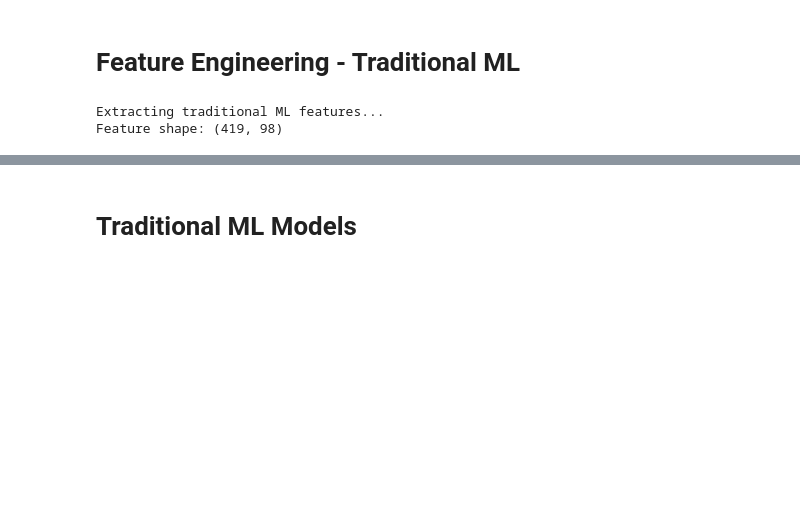
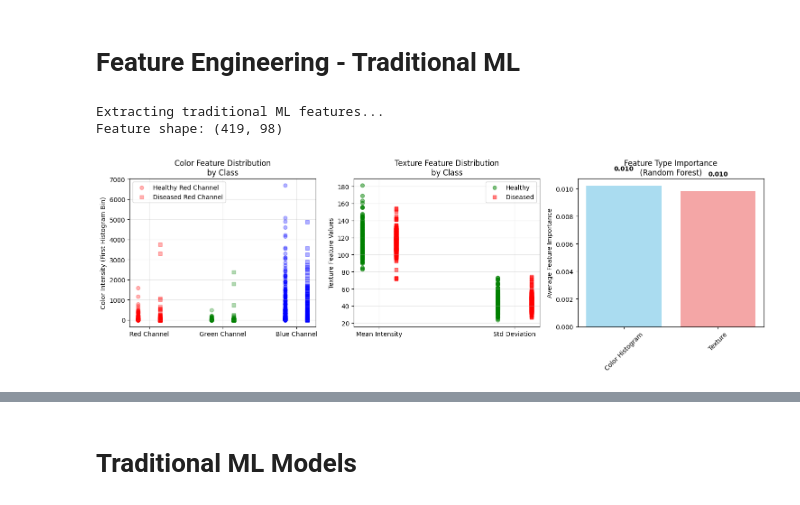
Before and after one commit to DavidDau/Dau_Model_Training_and_Evaluation, a Jupyter notebook: David_Cyubahiro_Model_Training_and_Evaluation.ipynb, the cells around one changed output, grey strips where cells are left out. Cells and saved outputs as stored; diff of their text form; code cells hidden in the pictures; blank space fills up the shorter version.

```diff
--- a/David_Cyubahiro_Model_Training_and_Evaluation.ipynb
+++ b/David_Cyubahiro_Model_Training_and_Evaluation.ipynb
@@ -101,30 +208,120 @@ def extract_ml_features(image_path):
     img_resized = cv2.resize(img, (128, 128))
 
     features = []
     # Color features
     for i in range(3):  # RGB channels
         hist = cv2.calcHist([img_resized], [i], None, [32], [0, 256])
         features.extend(hist.flatten())
 
     # Texture (grayscale std)
     gray = cv2.cvtColor(img_resized, cv2.COLOR_RGB2GRAY)
     features.extend([np.mean(gray), np.std(gray)])
 
     return np.array(features)
 
 # Extract features for traditional ML
 print("Extracting traditional ML features...")
 X_train_feat = np.array([extract_ml_features(os.path.join(dataset_path, f)) for f in X_train])
 X_val_feat = np.array([extract_ml_features(os.path.join(dataset_path, f)) for f in X_val])
 X_test_feat = np.array([extract_ml_features(os.path.join(dataset_path, f)) for f in X_test])
 
 # Feature scaling
 scaler = StandardScaler()
 X_train_scaled = scaler.fit_transform(X_train_feat)
 X_val_scaled = scaler.transform(X_val_feat)
 X_test_scaled = scaler.transform(X_test_feat)
 
 print(f"Feature shape: {X_train_scaled.shape}")
+
+# FEATURE DISTRIBUTION VISUALIZATION
+plt.figure(figsize=(15, 5))
+
+# 1. Color Feature Distribution (mean RGB values)
+plt.subplot(1, 3, 1)
+# Get mean RGB values from the first 3 histogram bins (approximating mean color)
+healthy_indices = np.where(y_train == 0)[0]
+diseased_indices = np.where(y_train == 1)[0]
+
+# Calculate mean RGB values (using first bin from each channel's histogram)
+healthy_rgb = X_train_feat[healthy_indices][:, [0, 32, 64]]  # First bin of R, G, B histograms
+diseased_rgb = X_train_feat[diseased_indices][:, [0, 32, 64]]
+
+colors = ['red', 'green', 'blue']
+labels = ['Red Channel', 'Green Channel', 'Blue Channel']
+
+for i in range(3):
+    plt.scatter([i] * len(healthy_rgb), healthy_rgb[:, i], alpha=0.3, color=colors[i],
+                label=f'Healthy {labels[i]}' if i == 0 else "", marker='o')
+    plt.scatter([i + 0.3] * len(diseased_rgb), diseased_rgb[:, i], alpha=0.3, color=colors[i],
+                label=f'Diseased {labels[i]}' if i == 0 else "", marker='s')
+
+plt.xticks([0.15, 1.15, 2.15], labels)
+plt.ylabel('Color Intensity (First Histogram Bin)')
+plt.title('Color Feature Distribution\nby Class')
+plt.legend()
+plt.grid(True, alpha=0.3)
+
+# 2. Texture Feature Distribution
+plt.subplot(1, 3, 2)
+texture_features = ['Mean Intensity', 'Std Deviation']
+healthy_texture = X_train_feat[healthy_indices][:, -2:]
+diseased_texture = X_train_feat[diseased_indices][:, -2:]
+
+for i in range(2):
+    plt.scatter([i] * len(healthy_texture), healthy_texture[:, i], alpha=0.5, color='green',
+                label='Healthy' if i == 0 else "", marker='o')
+    plt.scatter([i + 0.25] * len(diseased_texture), diseased_texture[:, i], alpha=0.5, color='red',
+                label='Diseased' if i == 0 else "", marker='s')
+
+plt.xticks([0.125, 1.125], texture_features)
+plt.ylabel('Texture Feature Values')
+plt.title('Texture Feature Distribution\nby Class')
+plt.legend()
+plt.grid(True, alpha=0.3)
+
+# 3. Feature Importance Preview
+plt.subplot(1, 3, 3)
+# Use Random Forest to get feature importance for visualization
+from sklearn.ensemble import RandomForestClassifier
+
+# Train quick RF to get feature importance
+rf = RandomForestClassifier(n_estimators=50, random_state=42)
+rf.fit(X_train_scaled, y_train)
+
+# Group features by type
+feature_types = ['Color Histogram'] * 96 + ['Texture'] * 2
+feature_importance = rf.feature_importances_
+
+# Calculate average importance by feature type
+importance_by_type = {}
+for feat_type, importance in zip(feature_types, feature_importance):
+    if feat_type not in importance_by_type:
+        importance_by_type[feat_type] = []
+    importance_by_type[feat_type].append(importance)
+
+avg_importance = {k: np.mean(v) for k, v in importance_by_type.items()}
+
+plt.bar(avg_importance.keys(), avg_importance.values(),
+        color=['skyblue', 'lightcoral'], alpha=0.7)
+plt.ylabel('Average Feature Importance')
+plt.title('Feature Type Importance\n(Random Forest)')
+plt.xticks(rotation=45)
+
+# Add value labels
+for i, (feat_type, importance) in enumerate(avg_importance.items()):
+    plt.text(i, importance + 0.001, f'{importance:.3f}',
+             ha='center', va='bottom', fontweight='bold')
+
+plt.tight_layout()
+plt.show()
+
+print(f"\n FEATURE ENGINEERING SUMMARY")
+
+print(f"Total features per image: {X_train_scaled.shape[1]}")
+print(f"Color features (histograms): 96 features (32 bins × 3 channels)")
+print(f"Texture features: 2 features (mean + std deviation)")
+print(f"Feature scaling: StandardScaler applied")
 # %% [output]
 Extracting traditional ML features...
 Feature shape: (419, 98)
+[figure, added]
```
Also changed, not shown: parts of 7 cells of this notebook.
